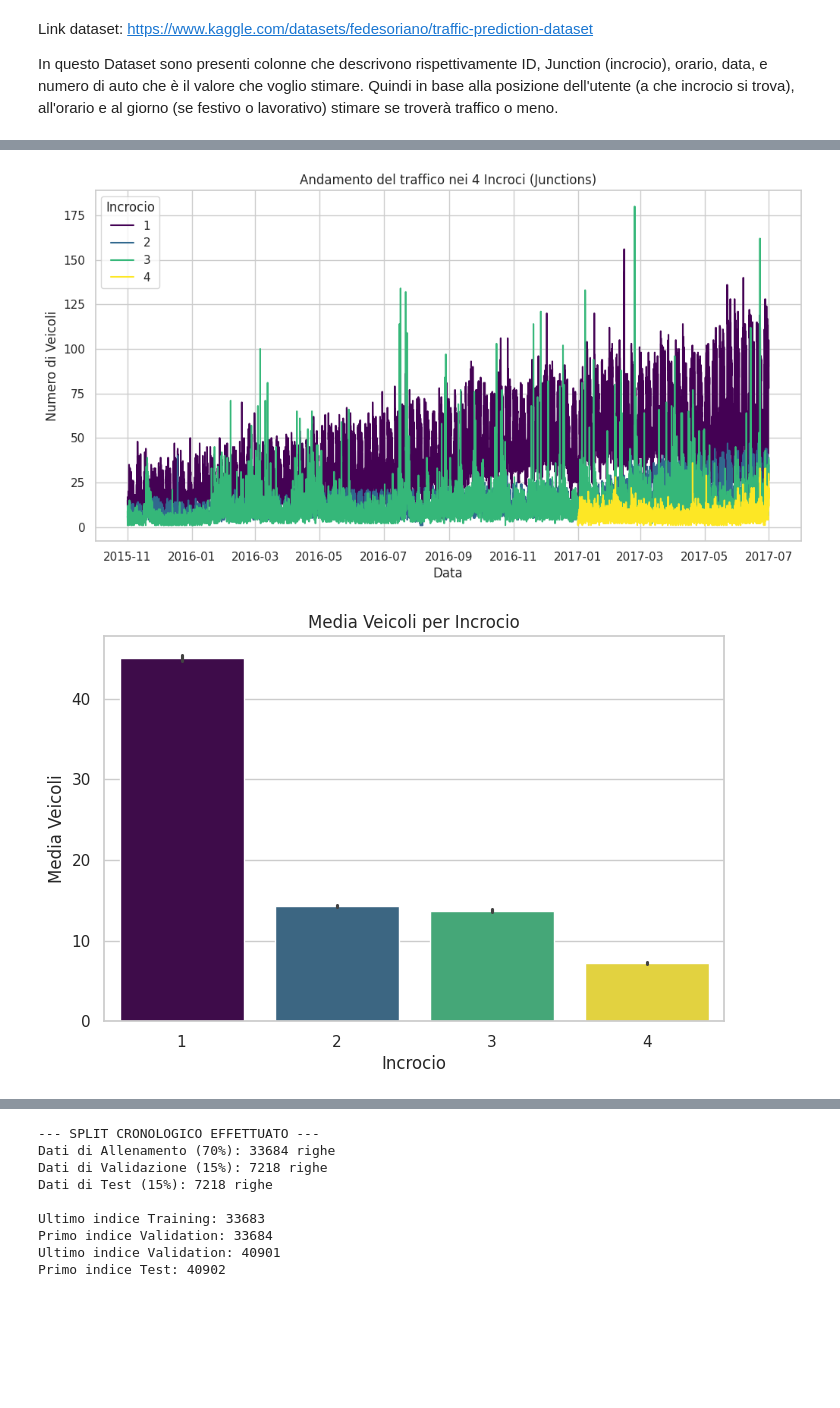
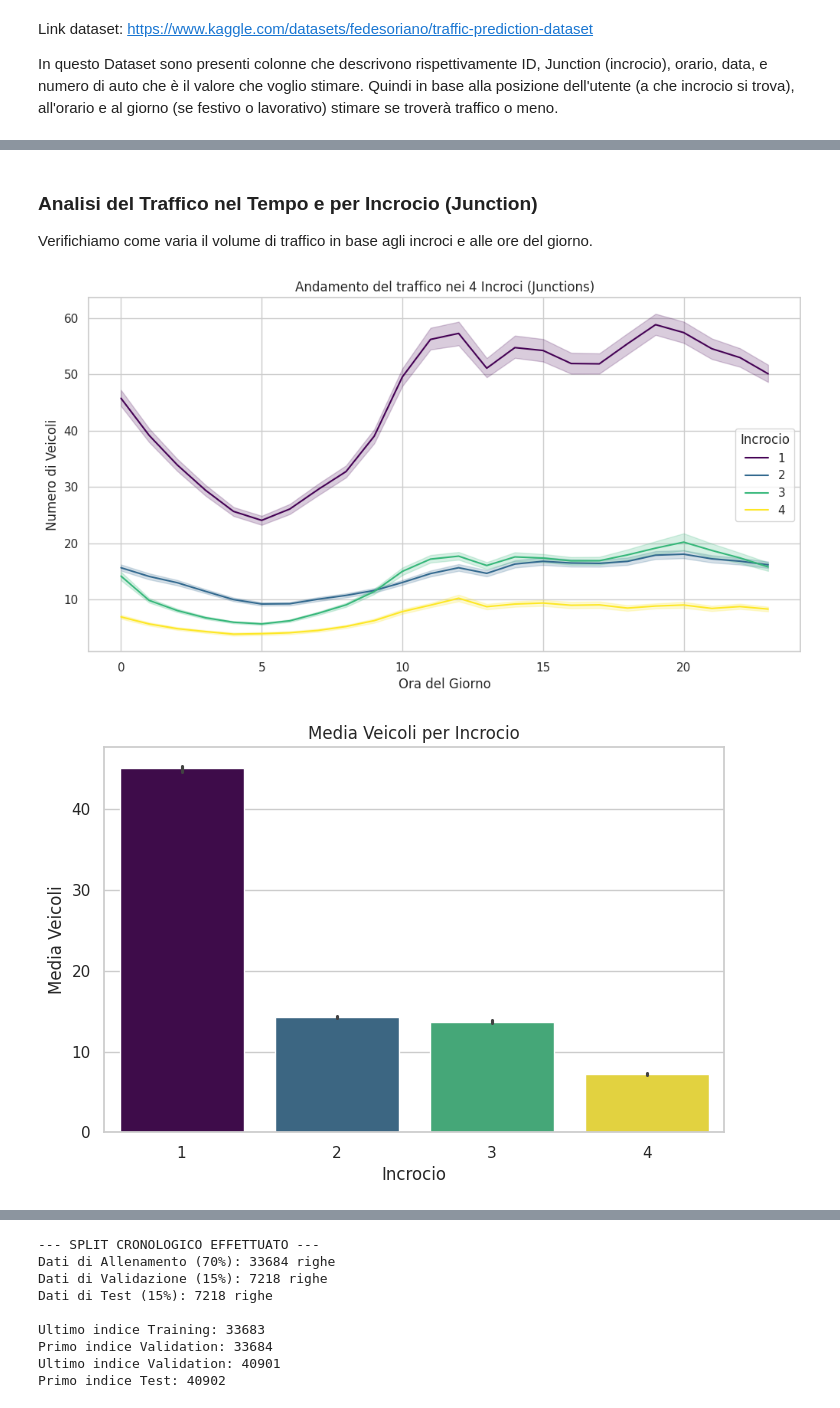
Before and after one commit to MatteMon03/progetto_data_intensive, a Jupyter notebook: MatteoMonari.ipynb, the cells around one changed output, grey strips where cells are left out. Cells and saved outputs as stored; diff of their text form; code cells hidden in the pictures; blank space fills up the shorter version.

```diff
--- a/MatteoMonari.ipynb
+++ b/MatteoMonari.ipynb
@@ -50,0 +44,19 @@ display(df_final.head(10))
+# %%
+import pandas as pd
+import matplotlib.pyplot as plt
+import seaborn as sns
+
+# Impostiamo lo stile dei grafici
+sns.set_theme(style="whitegrid")
+
+# Mostriamo le informazioni generali (tipi di dato e valori non nulli)
+print("INFORMAZIONI GENERALI:")
+df.info()
+
+# Mostriamo le statistiche di base (media, deviazione standard, quartili)
+print("\nSTATISTICHE DESCRITTIVE:")
+display(df.describe())
+
+# Contiamo i valori unici per capire la cardinalità delle variabili categoriche/intere
+print("\nVALORI DISTINTI PER COLONNA:")
+display(df.nunique())
@@ -51,27 +129,30 @@ display(df_final.head(10))
+# %% [markdown]
+### Analisi del Traffico nel Tempo e per Incrocio (Junction)
+Verifichiamo come varia il volume di traffico in base agli incroci e alle ore del giorno.
 # %%
 import matplotlib.pyplot as plt
 import seaborn as sns
 
 plt.figure(figsize=(12, 6))
 sns.set_theme(style="whitegrid")
 
 # Creiamo un grafico che mostra l'andamento dei veicoli nel tempo per ogni incrocio
-sns.lineplot(data=df, x='DateTime', y='Vehicles', hue='Junction', palette='viridis')
+sns.lineplot(data=df, x='Hour', y='Vehicles', hue='Junction', palette='viridis')
 
 plt.title('Andamento del traffico nei 4 Incroci (Junctions)')
-plt.xlabel('Data')
+plt.xlabel('Ora del Giorno')
 plt.ylabel('Numero di Veicoli')
 plt.legend(title='Incrocio')
 plt.show()
 
 # Facciamo anche un grafico a barre per vedere la media di veicoli per incrocio
 plt.figure(figsize=(8, 5))
 sns.barplot(data=df, x='Junction', y='Vehicles', hue="Junction", palette='viridis', legend=False)
 #plt.xticks(x, df['Junction'].unique())
 plt.title('Media Veicoli per Incrocio')
 plt.xlabel('Incrocio')
 plt.ylabel('Media Veicoli')
 plt.show()
 # %% [output]
-[figure, old version]
+[figure, new version]
 [figure]
```
Also changed, not shown: parts of 19 cells of this notebook.
